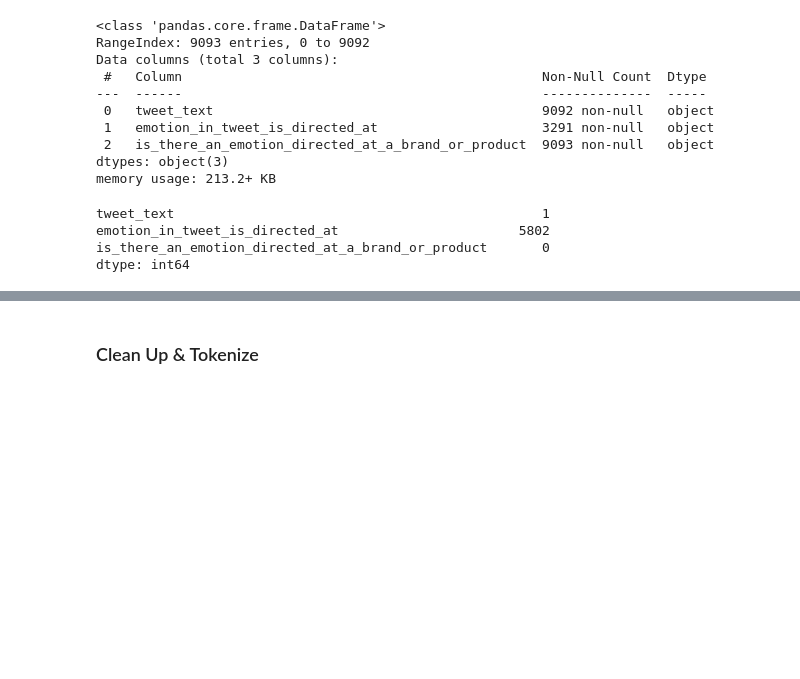
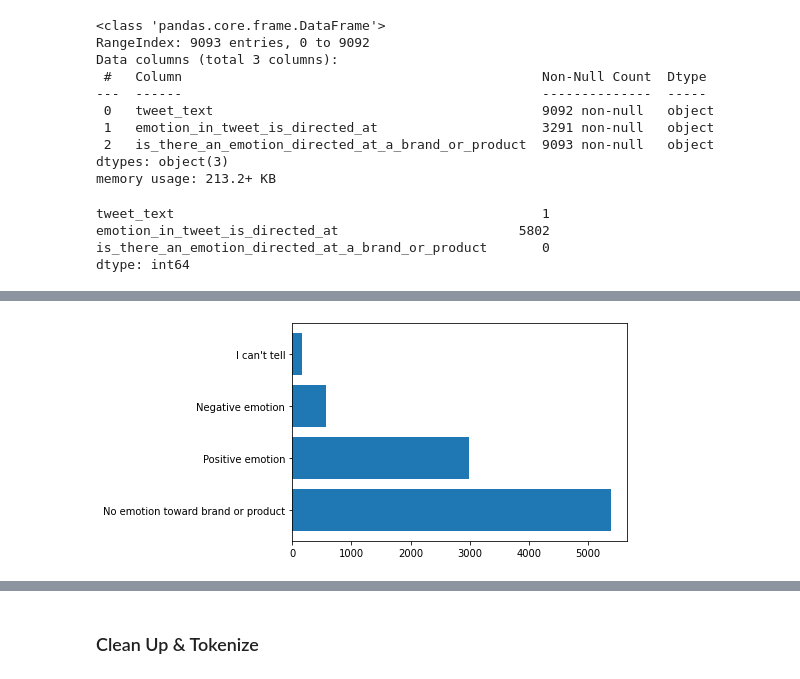
Before and after one commit to ValeriaVF/Twitter-Sentiment-Analysis-Using-NLP, a Jupyter notebook: main-weston-copy-2-16.ipynb, the cells around one changed output, grey strips where cells are left out. Cells and saved outputs as stored; diff of their text form; code cells hidden in the pictures; blank space fills up the shorter version.

```diff
--- a/main-weston-copy-2-16.ipynb
+++ b/main-weston-copy-2-16.ipynb
@@ -89,0 +146,4 @@ Name: emotion_in_tweet_is_directed_at, dtype: int64
+# %%
+plt.barh(emotion.value_counts().index, emotion.value_counts().values);
+# %% [output]
+[figure, added]
```
Also changed, not shown: parts of 131 cells of this notebook, 2 other files.
